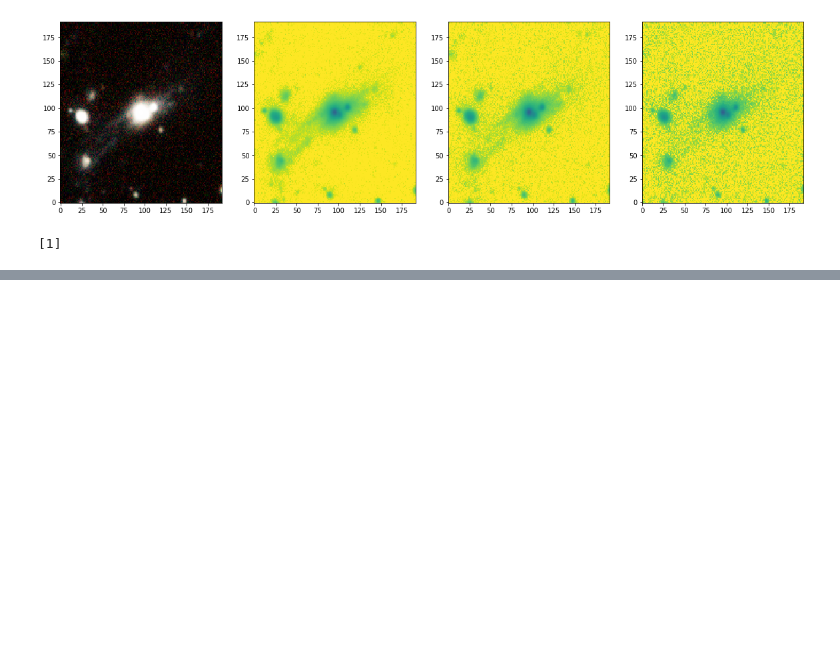
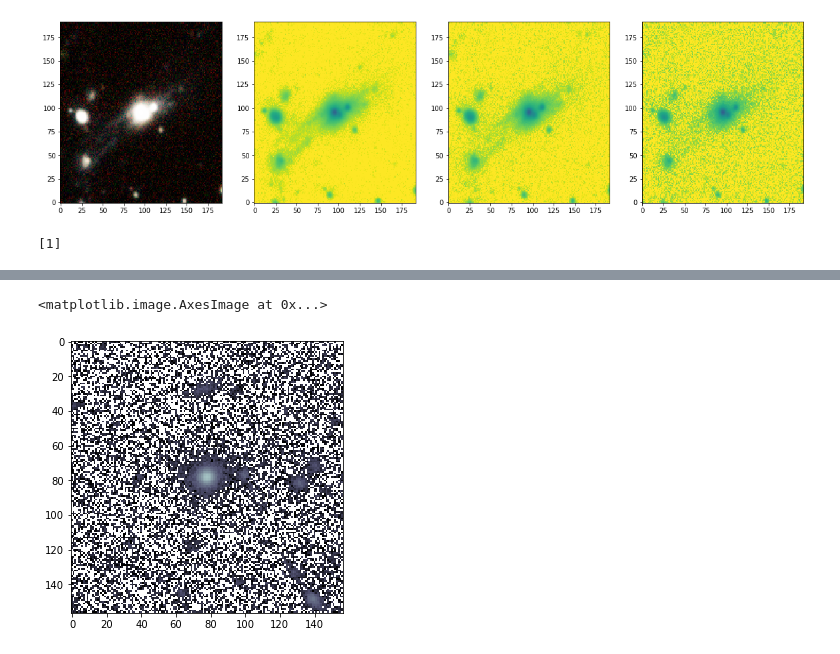
Before and after one commit to cbottrell/RealSim_HSC, a Jupyter notebook: testing.ipynb, the cells around one changed output, grey strips where cells are left out. Saved outputs shown, nothing was run; the diff lists cells and outputs as text; code cells hidden in the pictures; blank space fills up the shorter version.

```diff
--- a/testing.ipynb
+++ b/testing.ipynb
@@ -1580,0 +1752,22 @@ for i in range(5,10):
+# %%
+import matplotlib.pyplot as plt
+from astropy.io import fits
+import numpy as np
+
+snap = 91
+sub =  838925
+axis = 'v3'
+
+img_name = f'/lustre/work/connor.bottrell/Simulations/IllustrisTNG/TNG50-1/postprocessing/SKIRT9/HSC_SSP/{snap:03}/shalo_{snap:03}-{sub}_{axis}_HSC_GRIZY.fits'
+
+fig,ax = plt.subplots(figsize=(5,5))
+with fits.open(img_name,mode='readonly') as hdul:
+    data = hdul['Subaru_HSC.I'].data
+    mdpt = int(data.shape[0]/2)
+    hw = 200
+    #data = data[mdpt-hw:mdpt+hw,mdpt-hw:mdpt+hw]
+ax.imshow(22.5-2.5*np.log10(data/0.168**2),vmin=18,vmax=28,cmap='bone_r',
+          interpolation='None')
+# %% [output]
+<matplotlib.image.AxesImage at 0x...>
+[figure, added]
```
Also changed, not shown: parts of 9 cells of this notebook, 1 other file.
